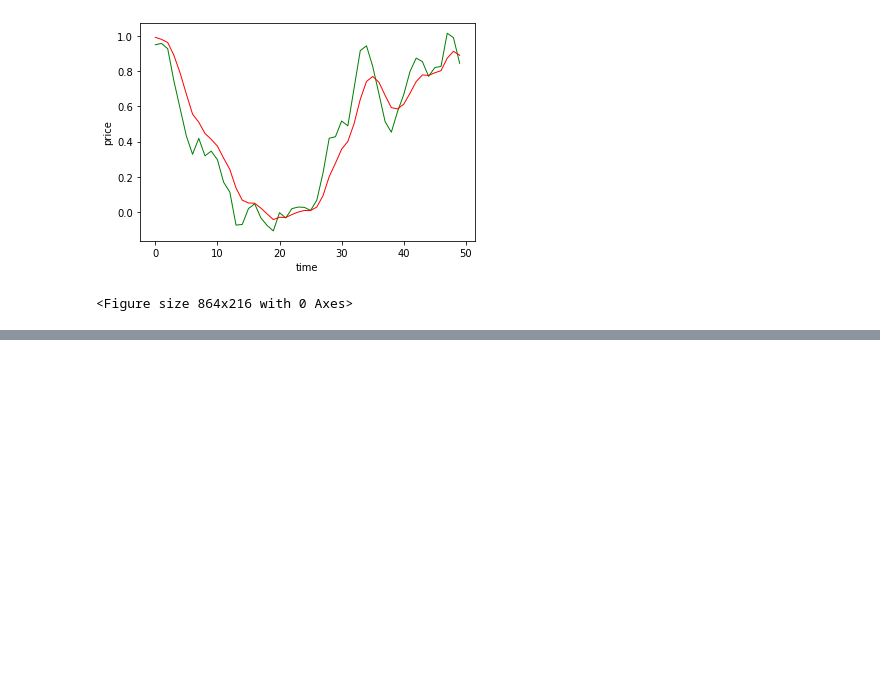
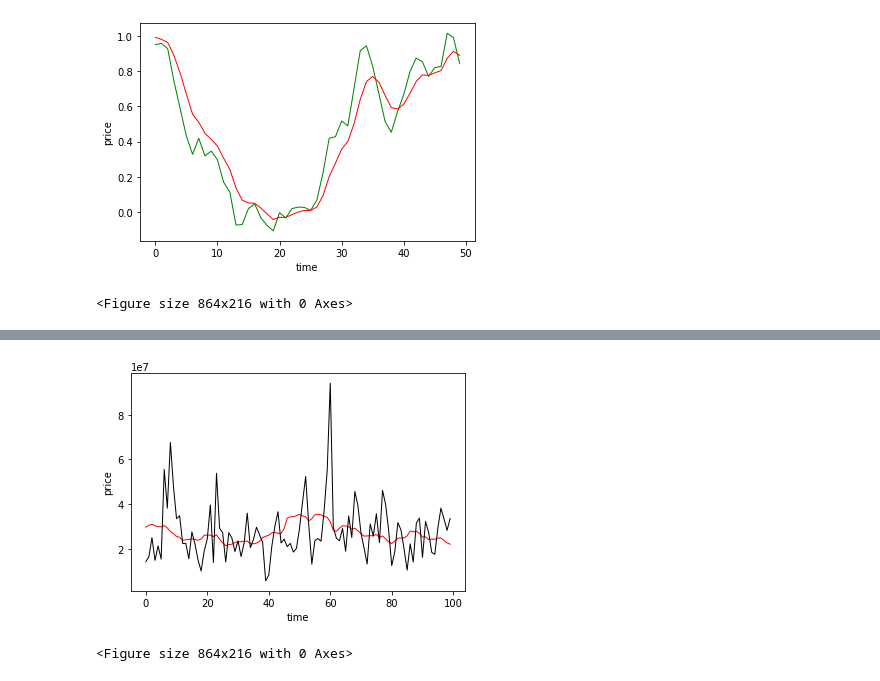
Before and after one commit to yoyo-girl/Stocker, a Jupyter notebook: Analysis_for_daily_price.ipynb, the cells around one changed output, grey strips where cells are left out. Cells and saved outputs as stored; diff of their text form; code cells hidden in the pictures; blank space fills up the shorter version.

```diff
--- a/Analysis_for_daily_price.ipynb
+++ b/Analysis_for_daily_price.ipynb
@@ -335,0 +345,12 @@ plt.show()
+# %%
+def Mean_Volume(interval = 15):
+    L = [l for l in Dic_Volume.values()]
+    D = [d for d in Dic_Volume.keys()]
+    interval = int(interval)
+    Dic_MV = {}
+    for i in range(len(L)):
+        if i - interval <0:
+            pass
+        else:
+            Dic_MV[D[i]]="{}".format(sum(L[i-interval:i])/interval)
+    return Dic_MV
@@ -335,0 +359,12 @@ plt.show()
+# %%
+MV_List = [float(x) for x in Mean_Volume(interval = 15).values()]
+DV_List = [float(x) for x in Dic_Volume.values()]
+plt.ylabel('price')
+plt.xlabel('time')
+plt.plot(MV_List[200:300],linewidth=1, color='red')
+plt.plot(DV_List[200:300],linewidth=1, color='black')
+plt.figure(figsize=(12,3))
+plt.show()
+# %% [output]
+[figure, added]
+<Figure size 864x216 with 0 Axes>
```
Also changed, not shown: parts of 5 cells of this notebook.
